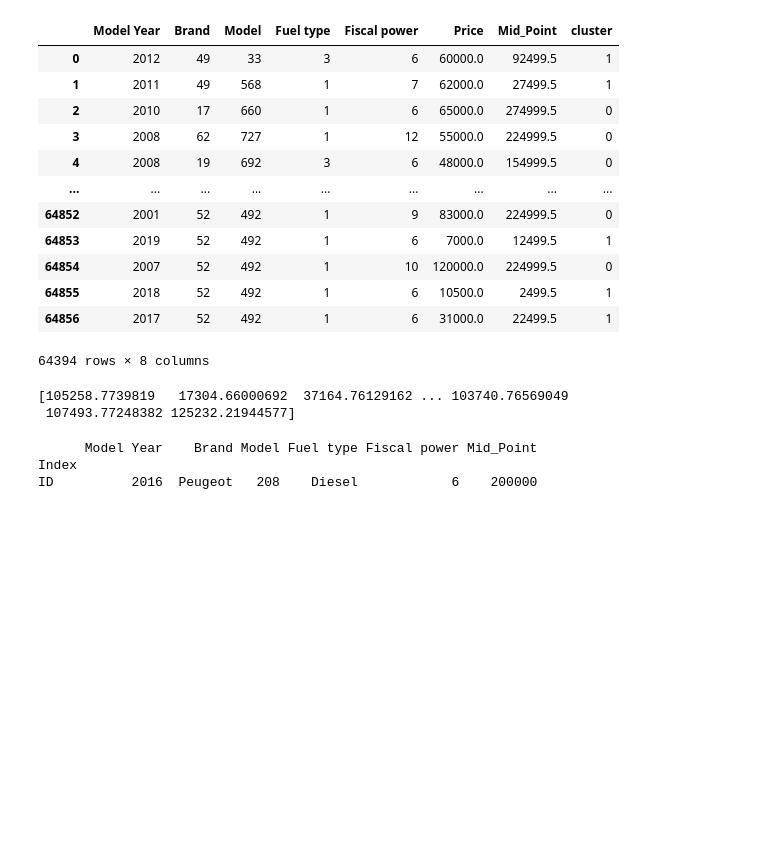
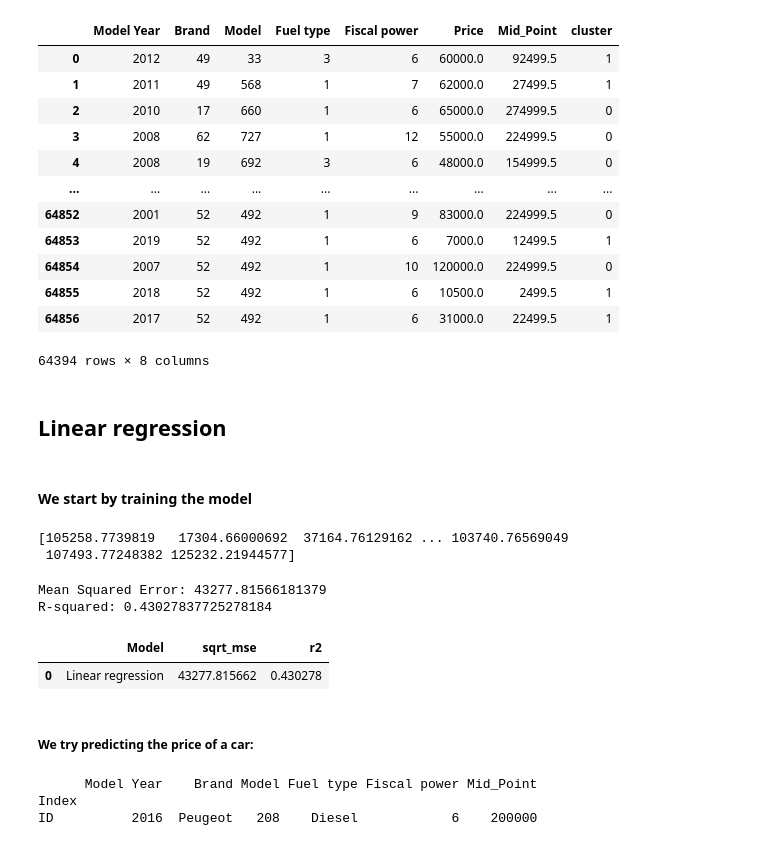
Before and after one commit to AmineDT/PFA, a Jupyter notebook: CarsML.ipynb, the cells around one changed output. Cells and saved outputs as stored; diff of their text form; code cells hidden in the pictures; blank space fills up the shorter version.

```diff
--- a/CarsML.ipynb
+++ b/CarsML.ipynb
@@ -533,6 +535,10 @@ See the caveats in the documentation: https://pandas.pydata.org/pandas-docs/stab
 | 64855 | 2018 | 52 | 492 | 1 | 6 | 10500.0 | 2499.5 | 1 |
 | 64856 | 2017 | 52 | 492 | 1 | 6 | 31000.0 | 22499.5 | 1 |
 64394 rows × 8 columns
+# %% [markdown]
+## Linear regression
+# %% [markdown]
+#### We start by training the model
 # %%
 from sklearn.model_selection import train_test_split
 from sklearn.linear_model import LinearRegression
@@ -559,3 +567,27 @@ print(y_pred)
+# %%
+#Import scikit-learn metrics module for accuracy calculation
+from sklearn import metrics
+import math
+
+# Calculate mean squared error (MSE)
+sqrt_mse = math.sqrt(metrics.mean_squared_error(y_test, y_pred))
+print("Mean Squared Error:", sqrt_mse)
+
+# Calculate R-squared
+r2 = metrics.r2_score(y_test, y_pred)
+print("R-squared:", r2)
+
+# Metrics data DataFrame
+metricsLinearReg = [["Linear regression", sqrt_mse, r2]]
+metrics_df = pd.DataFrame(metricsLinearReg, columns=["Model", "sqrt_mse", "r2"])
+metrics_df
+# %% [output]
+Mean Squared Error: 43277.81566181379
+R-squared: 0.43027837725278184
+|  | Model | sqrt_mse | r2 |
+| 0 | Linear regression | 43277.815662 | 0.430278 |
+# %% [markdown]
+##### We try predicting the price of a car:
 # %%
 # Create an empty dictionary to store parameter values
 data = {}
```
Also changed, not shown: parts of 11 cells of this notebook, 1 other file.
